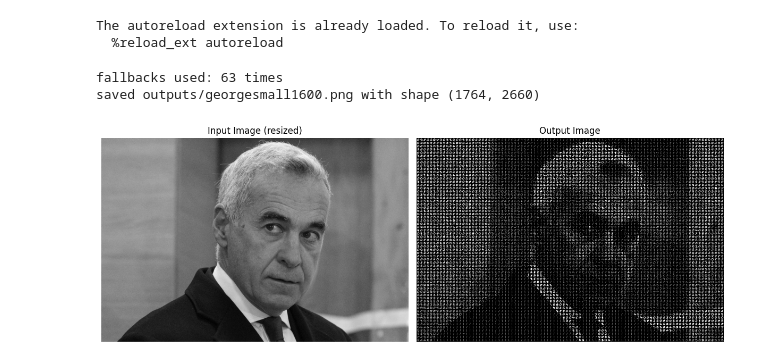
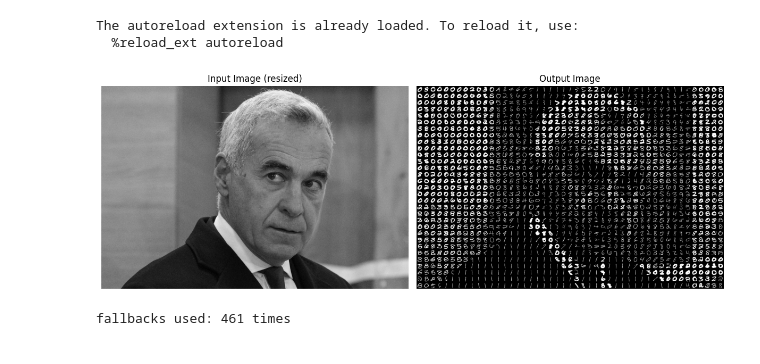
Before and after one commit to ceofil/mein-ist, a Jupyter notebook: sandbox.ipynb, the cells around one changed output. Saved outputs shown, nothing was run; the diff lists cells and outputs as text; code cells hidden in the pictures.

```diff
--- a/sandbox.ipynb
+++ b/sandbox.ipynb
@@ -16,9 +18,11 @@ The autoreload extension is already loaded. To reload it, use:
 # %%
 (train_X, train_y), (test_X, test_y) = mnist.load_data()
 digits = np.concatenate([train_X, test_X])
-# %%
-fnd(digits, input_file='inputs/george.jpg', output_file='outputs/georgesmall1600.png', scale=1, k=1300)
-# %% [output]
-fallbacks used: 63 times
-saved outputs/georgesmall1600.png with shape (1764, 2660)
-[figure, removed]
+# %%
+input_image_gray_resized, output_image, fallback_count = fnd(digits, input_file='inputs/george.jpg', scale=.5, k=100)
+# save_img_array(output_image, output_file='outputs/georgesmall1600.png')
+plot_results(input_image_gray_resized, output_image)
+print(f"\nfallbacks used: {fallback_count} times")
+# %% [output]
+[figure, added]
+fallbacks used: 461 times
```
Also changed, not shown: parts of 1 cell of this notebook, 1 other file.
